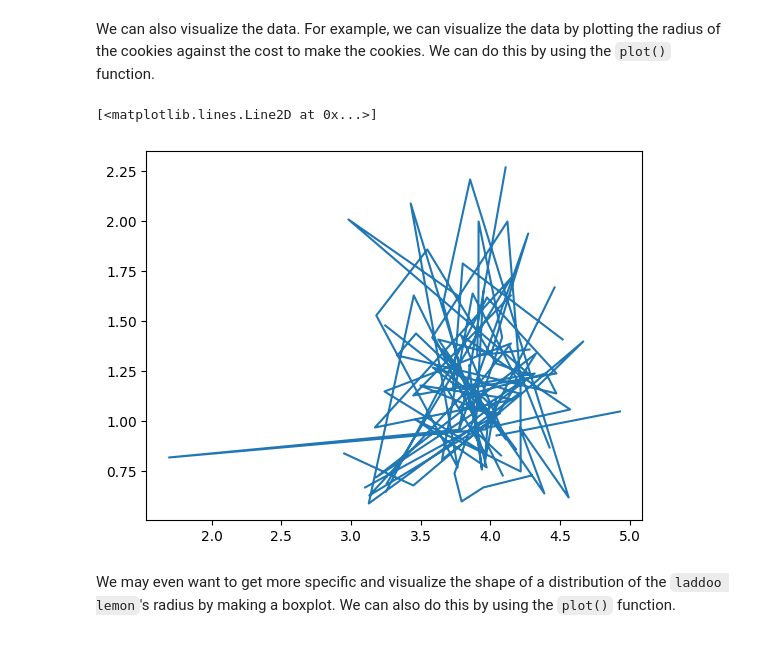
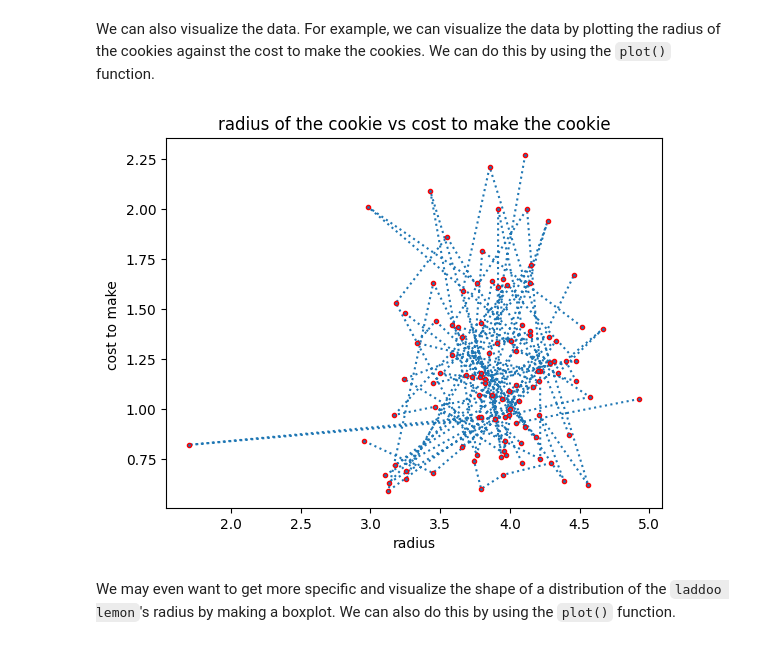
Before and after one commit to snigdhapulim/CS506-Spring2023, a Jupyter notebook: labs/02-lab/lab02_snigdha.ipynb, the cells around one changed output. Drawn from its saved outputs; the diff is of its cells as text; code cells hidden in the pictures.

```diff
--- a/labs/02-lab/lab02_snigdha.ipynb
+++ b/labs/02-lab/lab02_snigdha.ipynb
@@ -344,10 +344,12 @@ df_copy1.drop('cost_to_make',axis=1)
 We can also visualize the data. For example, we can visualize the data by plotting the radius of the cookies against the cost to make the cookies. We can do this by using the `plot()` function.
 # %%
 #TODO: plot the radius (x) versus cost to make (y)
-
-plt.plot(df['radius'],df['cost_to_make'])
+plt.plot(df['radius'],df['cost_to_make'],linestyle="dotted",marker=".",markeredgecolor="red")
+plt.title('radius of the cookie vs cost to make the cookie')
+plt.xlabel("radius")
+plt.ylabel("cost to make ")
+plt.show()
 # %% [output]
-[<matplotlib.lines.Line2D at 0x...>]
-[figure, old version]
+[figure, new version]
 # %% [markdown]
 We may even want to get more specific and visualize the shape of a distribution of the `laddoo lemon`'s radius by making a boxplot. We can also do this by using the `plot()` function.
```
Also changed, not shown: parts of 15 cells of this notebook.
